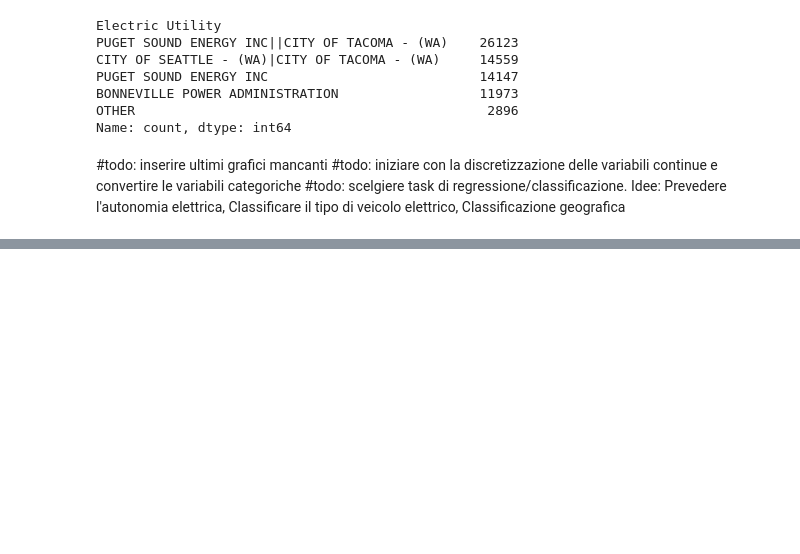
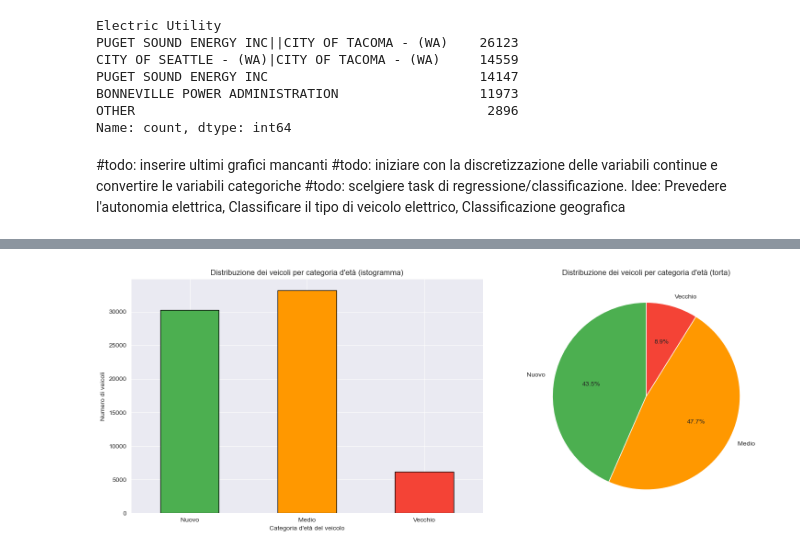
Before and after one commit to Anziano90/siamoTesi, a Jupyter notebook: my_notebook.ipynb, the cells around one changed output, grey strips where cells are left out. Cells and saved outputs as stored; diff of their text form; code cells hidden in the pictures; blank space fills up the shorter version.

```diff
--- a/my_notebook.ipynb
+++ b/my_notebook.ipynb
@@ -380,0 +400,29 @@ map_washington.save("heatmap_vehicles.html")
+# %%
+# Calcola l'età del veicolo
+df_prepped['Vehicle Age'] = datetime.now().year - df_prepped['Model Year']
+
+# Categorizza in "Nuovo", "Medio" e "Vecchio"
+df_prepped['Age Category'] = pd.cut(df_prepped['Vehicle Age'], bins=[-1, 5, 10, float('inf')], labels=['Nuovo', 'Medio', 'Vecchio'])
+
+# Conta il numero di veicoli per ciascuna categoria
+age_counts = df_prepped['Age Category'].value_counts().sort_index()
+
+# Crea una figura con 2 sotto-grafici
+fig, axes = plt.subplots(1, 2, figsize=(16, 6))
+
+# Grafico a barre
+age_counts.plot(kind='bar', color=['#4CAF50', '#FF9800', '#F44336'], edgecolor='black', ax=axes[0])
+axes[0].set_title("Distribuzione dei veicoli per categoria d'età (istogramma)")
+axes[0].set_xlabel("Categoria d'età del veicolo")
+axes[0].set_ylabel("Numero di veicoli")
+axes[0].tick_params(axis='x', rotation=0)
+
+# Grafico a torta
+age_counts.plot(kind='pie', autopct='%1.1f%%', startangle=90, colors=['#4CAF50', '#FF9800', '#F44336'], ax=axes[1])
+axes[1].set_title("Distribuzione dei veicoli per categoria d'età (torta)")
+axes[1].set_ylabel('')  # Rimuove l'etichetta di y
+
+plt.tight_layout()
+plt.show()
+# %% [output]
+[figure, added]
```
Also changed, not shown: parts of 14 cells of this notebook.
